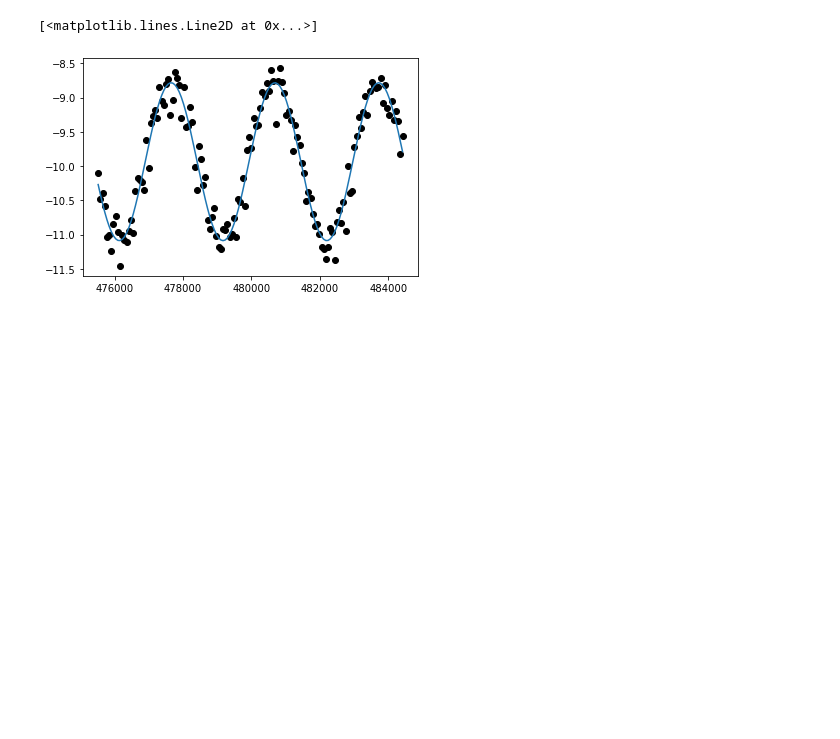
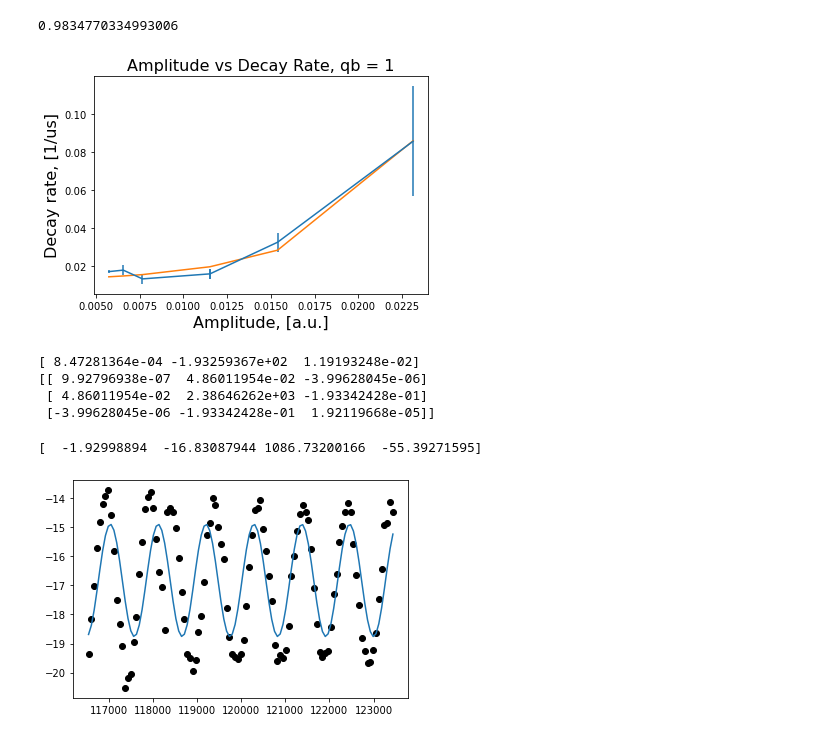
Before and after one commit to noahberthusen/Benewop-benchmarking, a Jupyter notebook: Benewop.ipynb, the cells around one changed output. Drawn from its saved outputs; the diff is of its cells as text; code cells hidden in the pictures; blank space fills up the shorter version.

```diff
--- a/Benewop.ipynb
+++ b/Benewop.ipynb
@@ -49,7 +44,7 @@ def fit_function(x_values, y_values, function, init_params):
     fitparams, conv = curve_fit(function, x_values, y_values, init_params)
 #     y_fit = function(x_values, *fitparams)
 
-    return fitparams #, y_fit
+    return fitparams, conv #, y_fit
 
 # center data around 0
 def baseline_remove(values):
@@ -259,7 +337,71 @@ Amplitude = 0.03514827752397791
+# %%
+more_conv = [
+[[ 0.23720507, -0.01276633, -0.26286516],
+ [-0.01276633,  0.00083369,  0.0155273 ],
+ [-0.26286516,  0.0155273 ,  0.30719439]],
+[[ 7.48194372e-02, -1.29877271e-03, -7.96111015e-02],
+ [-1.29877271e-03,  2.42897360e-05,  1.41591247e-03],
+ [-7.96111015e-02,  1.41591247e-03,  8.56118430e-02]],
+[[ 7.20085591e-02, -6.72038371e-04, -7.52674547e-02],
+ [-6.72038371e-04,  6.55805652e-06,  7.10905198e-04],
+ [-7.52674547e-02,  7.10905198e-04,  7.90460810e-02]],
+[[ 7.20085591e-02, -6.72038371e-04, -7.52674547e-02],
+ [-6.72038371e-04,  6.55805652e-06,  7.10905198e-04],
+ [-7.52674547e-02,  7.10905198e-04,  7.90460810e-02]],
+[[ 5.37815807e-02, -5.81925585e-04, -5.87683365e-02],
+ [-5.81925585e-04,  6.97983566e-06,  6.62940314e-04],
+ [-5.87683365e-02,  6.62940314e-04,  6.56593762e-02]],
+[[ 1.82736505e-02, -2.68358241e-04, -1.95193759e-02],
+ [-2.68358241e-04,  6.02793454e-06,  3.68254061e-04],
+ [-1.95193759e-02,  3.68254061e-04,  2.45831759e-02]],
+[[ 8.56963032e-04, -1.20548690e-05, -8.82773596e-04],
+ [-1.20548690e-05,  3.61181748e-07,  2.02097766e-05],
+ [-8.82773596e-04,  2.02097766e-05,  1.26531099e-03]]
+]
+more_sigma = [np.sqrt(np.diag(i))[1] for i in more_conv]
+
+gammas_tilde = [0.098961095, 0.045881203, 0.029255538, 0.029255538, 0.026616036, 0.031222099, 0.030430938]
+gammas = [g - 1/(props.t1(qb) * us) for g in gammas_tilde]
+amplitudes = [0.023133165, 0.015384435, 0.01151832, 0.01151832, 0.00766012, 0.006559715, 0.005735129]
+
+def func(x, a, b, c):
+    return a * np.exp(-b * x) + c
+p, pcov = curve_fit(func, amplitudes, gammas, [0.1, -0.1, 0])
+y_fit = [func(x, p[0], p[1], p[2]) for x in amplitudes]
+
+gammas = np.array(gammas)
+# residual sum of squares
+ss_res = np.sum((gammas - np.array(y_fit)) ** 2)
+# total sum of squares
+ss_tot = np.sum((gammas - np.mean(gammas)) ** 2)
+# r-squared
+r2 = 1 - (ss_res / ss_tot)
+print(r2)
+
+plt.errorbar(amplitudes, gammas, yerr=more_sigma)
+plt.plot(amplitudes, y_fit)
+plt.ylabel('Decay rate, [1/us]', fontsize=16)
+plt.xlabel('Amplitude, [a.u.]', fontsize=16)
+plt.title("Amplitude vs Decay Rate, qb = " + str(qb), fontsize=16)
+plt.show()
+print(p)
+print(pcov)
+# print(p[0])
+# print(p[1])
+# print(pcov[0,0]**0.5)
+# print(pcov[1,1]**0.5)
+# %% [output]
+0.9834770334993006
+[figure, added]
+[ 8.47281364e-04 -1.93259367e+02  1.19193248e-02]
+[[ 9.92796938e-07  4.86011954e-02 -3.99628045e-06]
+ [ 4.86011954e-02  2.38646262e+03 -1.93342428e-01]
+ [-3.99628045e-06 -1.93342428e-01  1.92119668e-05]]
 # %%
 i = 4
 plt.scatter(data_times[i], qb_rabi_data[i], color='black') # plot real part of Rabi values
 plt.plot(data_times[i], all_fits[i])
+print(all_params[i])
 # %% [output]
-[<matplotlib.lines.Line2D at 0x...>]
+[  -1.92998894  -16.83087944 1086.73200166  -55.39271595]
-[figure, old version]
+[figure, new version]
```
Also changed, not shown: parts of 12 cells of this notebook, 3 other files.
